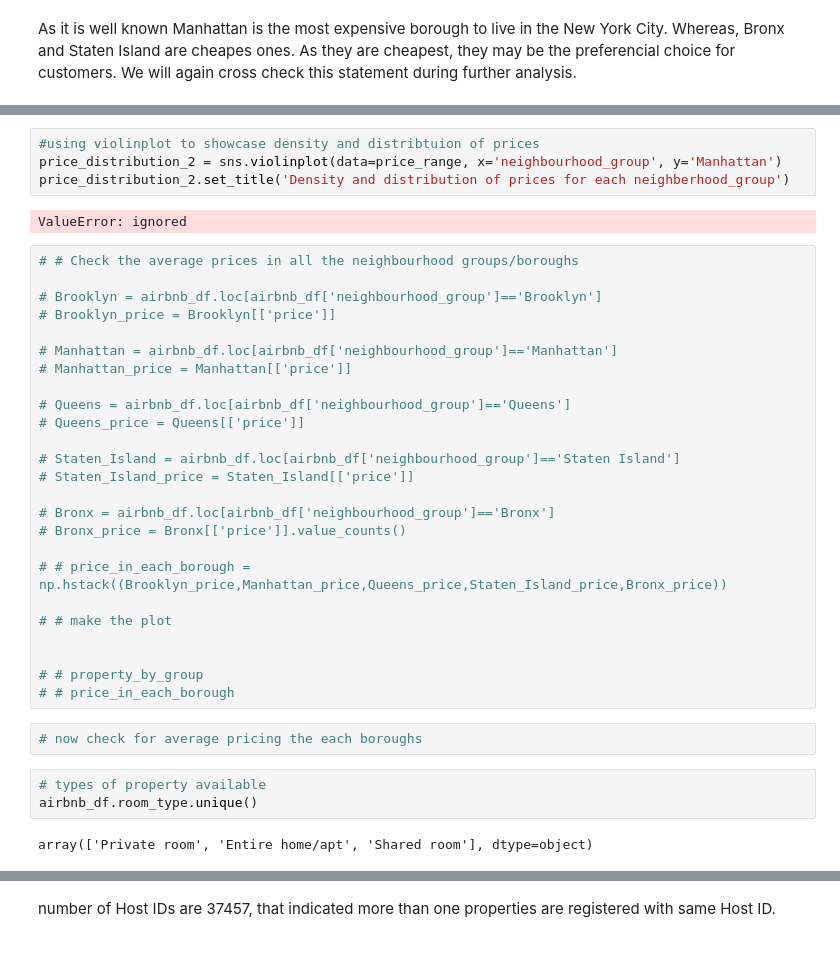
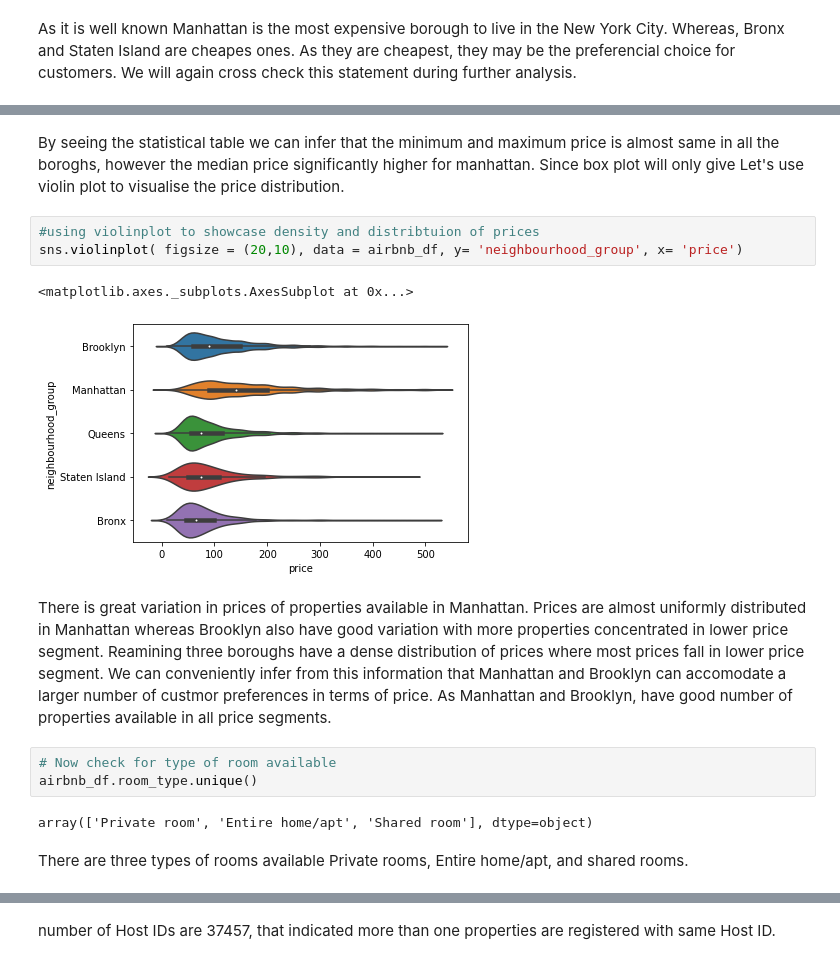
Before and after one commit to dilipiitdhn/Capstone-Project-on-Exploratory-Data-Analysis, a Jupyter notebook: Copy_of_Airbnb_Bookings_Analysis_Capstone_Project.ipynb, the cells around one changed output, grey strips where cells are left out. Cells and saved outputs as stored; diff of their text form.

```diff
--- a/Copy_of_Airbnb_Bookings_Analysis_Capstone_Project.ipynb
+++ b/Copy_of_Airbnb_Bookings_Analysis_Capstone_Project.ipynb
@@ -236,41 +233,21 @@ price_range
+# %% [markdown]
+By seeing the statistical table we can infer that the minimum and maximum price is almost same in all the boroghs, however the median price significantly higher for manhattan. Since box plot will only give Let's use violin plot to visualise the price distribution.
 # %%
 #using violinplot to showcase density and distribtuion of prices
-price_distribution_2 = sns.violinplot(data=price_range, x='neighbourhood_group', y='Manhattan')
-price_distribution_2.set_title('Density and distribution of prices for each neighberhood_group')
+sns.violinplot( figsize = (20,10), data = airbnb_df, y= 'neighbourhood_group', x= 'price')
 # %% [output]
-ValueError: ignored
+<matplotlib.axes._subplots.AxesSubplot at 0x...>
+[figure, added]
-# %%
-# # Check the average prices in all the neighbourhood groups/boroughs
-
-# Brooklyn = airbnb_df.loc[airbnb_df['neighbourhood_group']=='Brooklyn']
-# Brooklyn_price = Brooklyn[['price']]
-
-# Manhattan = airbnb_df.loc[airbnb_df['neighbourhood_group']=='Manhattan']
-# Manhattan_price = Manhattan[['price']]
-
-# Queens = airbnb_df.loc[airbnb_df['neighbourhood_group']=='Queens']
-# Queens_price = Queens[['price']]
-
-# Staten_Island = airbnb_df.loc[airbnb_df['neighbourhood_group']=='Staten Island']
-# Staten_Island_price = Staten_Island[['price']]
-
-# Bronx = airbnb_df.loc[airbnb_df['neighbourhood_group']=='Bronx']
-# Bronx_price = Bronx[['price']].value_counts()
-
-# # price_in_each_borough = np.hstack((Brooklyn_price,Manhattan_price,Queens_price,Staten_Island_price,Bronx_price))
-
-# # make the plot
-
-
-# # property_by_group
-# # price_in_each_borough
-# %%
-# now check for average pricing the each boroughs
+# %% [markdown]
+There is great variation in prices of properties available in Manhattan. Prices are almost uniformly distributed in Manhattan whereas Brooklyn also have good variation with more properties concentrated in lower price segment. Reamining three boroughs have a dense distribution of prices where most prices fall in lower price segment.
+We can conveniently infer from this information that Manhattan and Brooklyn can accomodate a larger number of custmor preferences in terms of price. As Manhattan and Brooklyn, have good number of properties available in all price segments.
 # %%
-# types of property available
+# Now check for type of room available
 airbnb_df.room_type.unique()
 # %% [output]
 array(['Private room', 'Entire home/apt', 'Shared room'], dtype=object)
+# %% [markdown]
+There are three types of rooms available Private rooms, Entire home/apt, and shared rooms.
 # %%
 # For
 len(airbnb_df.host_id.unique())
```
Also changed, not shown: parts of 5 cells of this notebook.
